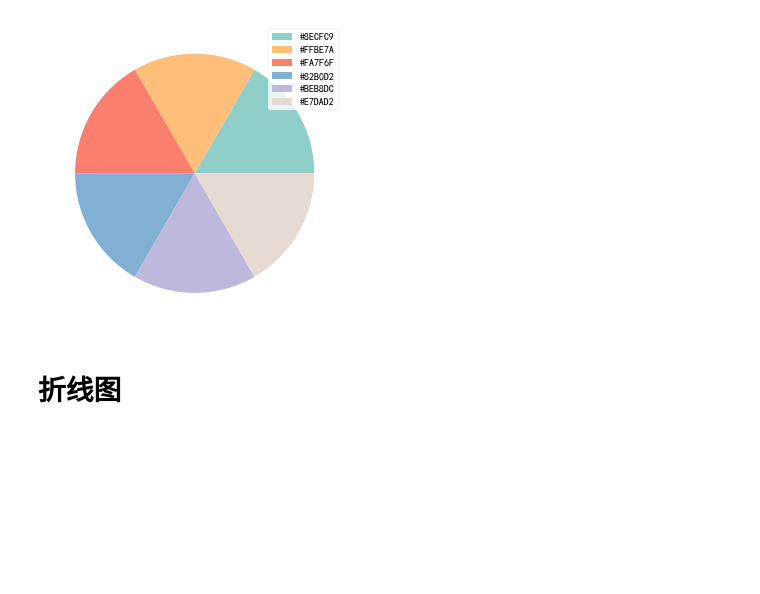
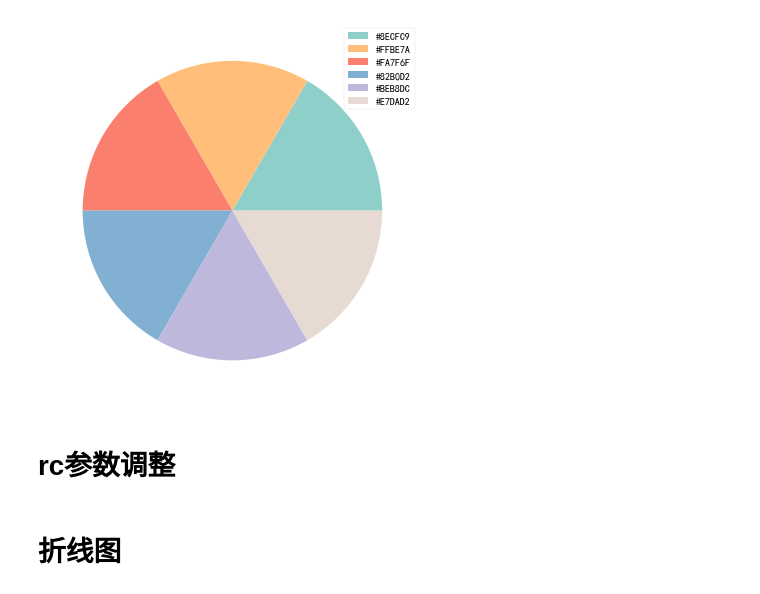
Before and after one commit to kebuAAA/Visualization-using-python, a Jupyter notebook: plt绘图.ipynb, the cells around one changed output. Cells and saved outputs as stored; diff of their text form; code cells hidden in the pictures; blank space fills up the shorter version.

```diff
--- a/plt绘图.ipynb
+++ b/plt绘图.ipynb
@@ -1,22 +1,27 @@
 # %%
+from cycler import cycler
 import matplotlib.pyplot as plt
 import pandas as pd
 import numpy as np
 %matplotlib inline
-# 解决汉字乱码问题
-plt.rcParams['font.sans-serif'] = ['SimHei']
-plt.rcParams['text.color'] = 'black'  # 修改绘图文字颜色
-plt.rcParams['axes.unicode_minus'] = False
-plt.rcParams['axes.labelcolor'] = 'black'  # 修改坐标轴文字颜色
-plt.style.use('seaborn-notebook')
 colors = ['#8ECFC9', '#FFBE7A', '#FA7F6F',
           '#82B0D2', '#BEB8DC', '#E7DAD2']
+rc_dict={
+    'font.sans-serif':['SimHei']
+    ,'axes.unicode_minus':False
+    ,'axes.prop_cycle':cycler(color=colors)
+    ,'xaxis.labellocation':'right'
+    , 'figure.autolayout':True
+    }
+plt.rcParams.update(rc_dict)
+plt.style.use('seaborn-notebook')
 # 查看所有的绘图风格
 #plt.style.available
 fig = plt.figure()
-plt.pie([1]*len(colors), colors=colors
-        )
+plt.pie([1]*len(colors))#, colors=colors)
 plt.legend(colors)
 plt.show()
 # %% [output]
-[figure, old version]
+[figure, new version]
+# %% [markdown]
+# rc参数调整
```
Also changed, not shown: parts of 6 cells of this notebook, 5 other files.
